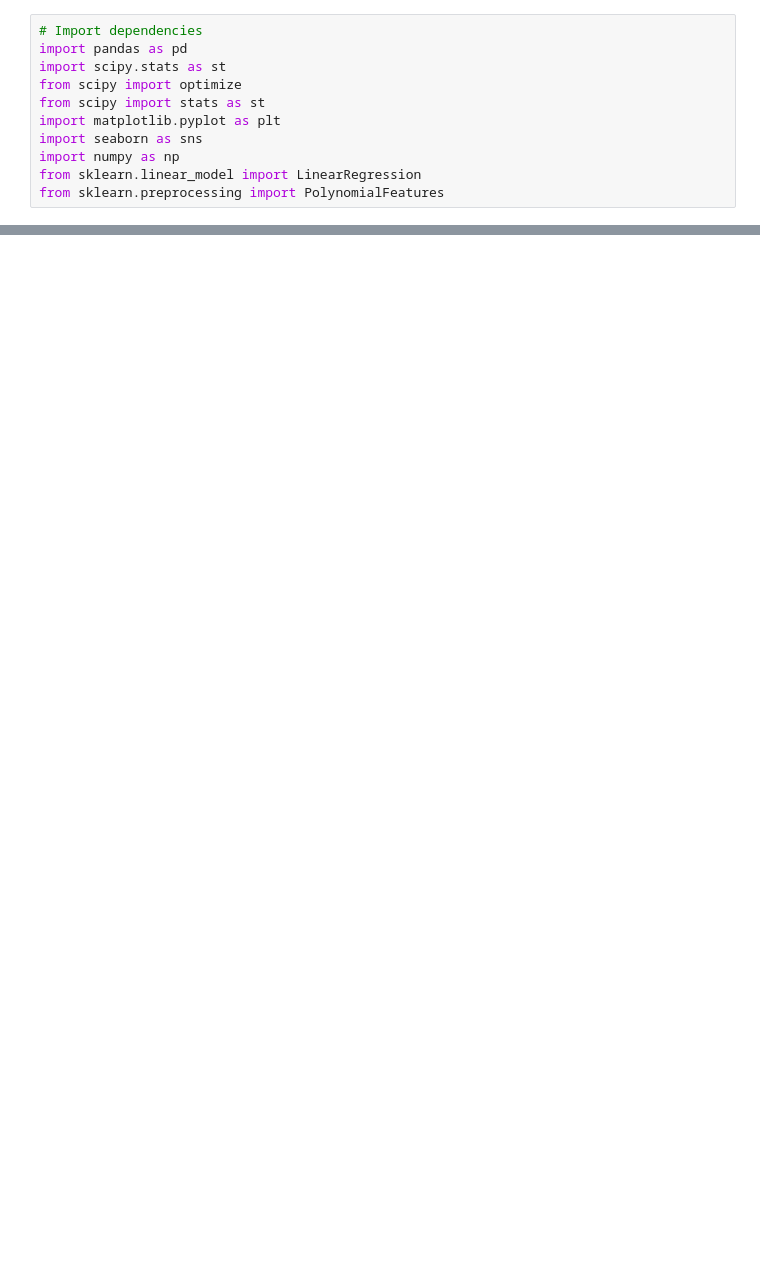
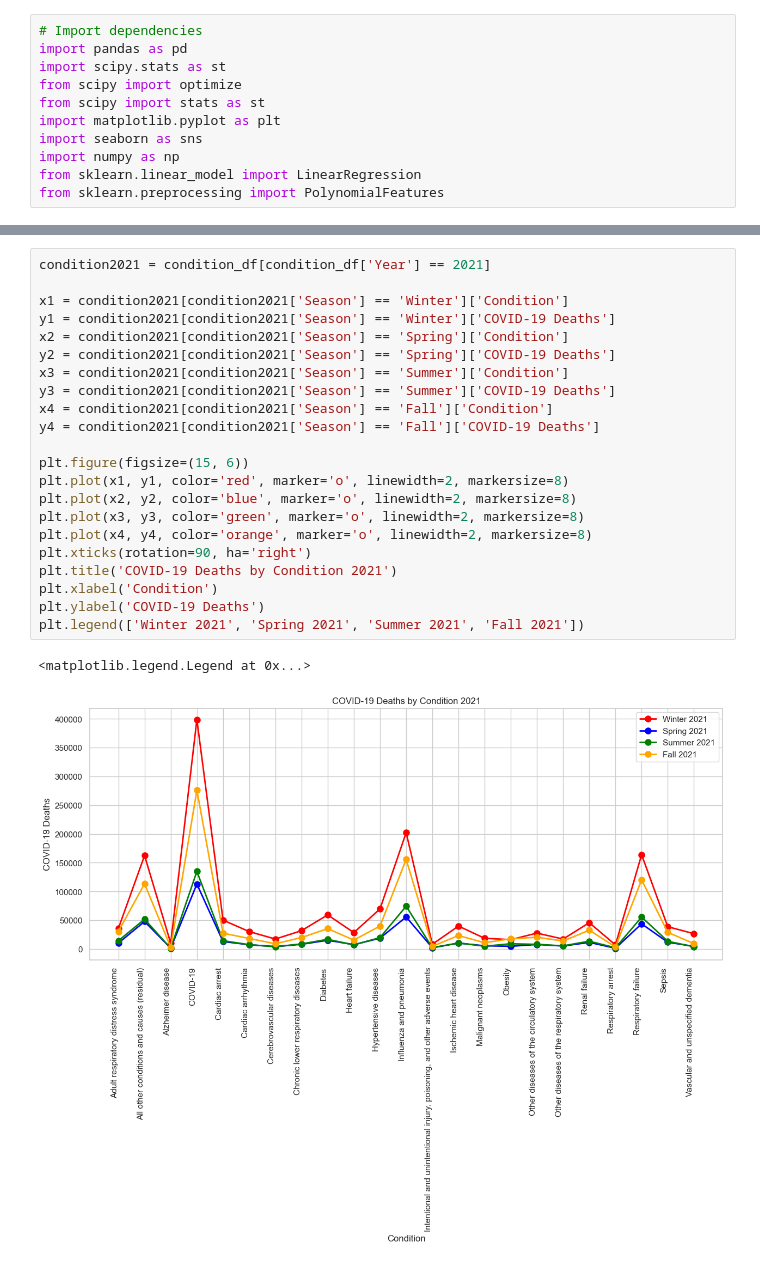
Before and after one commit to willbang548/Group_1, a Jupyter notebook: main.ipynb, the cells around one changed output, grey strips where cells are left out. Saved outputs shown, nothing was run; the diff lists cells and outputs as text; blank space fills up the shorter version.

```diff
--- a/main.ipynb
+++ b/main.ipynb
@@ -199,0 +240,25 @@ std_err: 24319.56
+# %%
+condition2021 = condition_df[condition_df['Year'] == 2021]
+
+x1 = condition2021[condition2021['Season'] == 'Winter']['Condition']
+y1 = condition2021[condition2021['Season'] == 'Winter']['COVID-19 Deaths']
+x2 = condition2021[condition2021['Season'] == 'Spring']['Condition']
+y2 = condition2021[condition2021['Season'] == 'Spring']['COVID-19 Deaths']
+x3 = condition2021[condition2021['Season'] == 'Summer']['Condition']
+y3 = condition2021[condition2021['Season'] == 'Summer']['COVID-19 Deaths']
+x4 = condition2021[condition2021['Season'] == 'Fall']['Condition']
+y4 = condition2021[condition2021['Season'] == 'Fall']['COVID-19 Deaths']
+
+plt.figure(figsize=(15, 6))
+plt.plot(x1, y1, color='red', marker='o', linewidth=2, markersize=8)
+plt.plot(x2, y2, color='blue', marker='o', linewidth=2, markersize=8)
+plt.plot(x3, y3, color='green', marker='o', linewidth=2, markersize=8)
+plt.plot(x4, y4, color='orange', marker='o', linewidth=2, markersize=8)
+plt.xticks(rotation=90, ha='right')
+plt.title('COVID-19 Deaths by Condition 2021')
+plt.xlabel('Condition')
+plt.ylabel('COVID-19 Deaths')
+plt.legend(['Winter 2021', 'Spring 2021', 'Summer 2021', 'Fall 2021'])
+# %% [output]
+<matplotlib.legend.Legend at 0x...>
+[figure, added]
```
Also changed, not shown: parts of 9 cells of this notebook.
